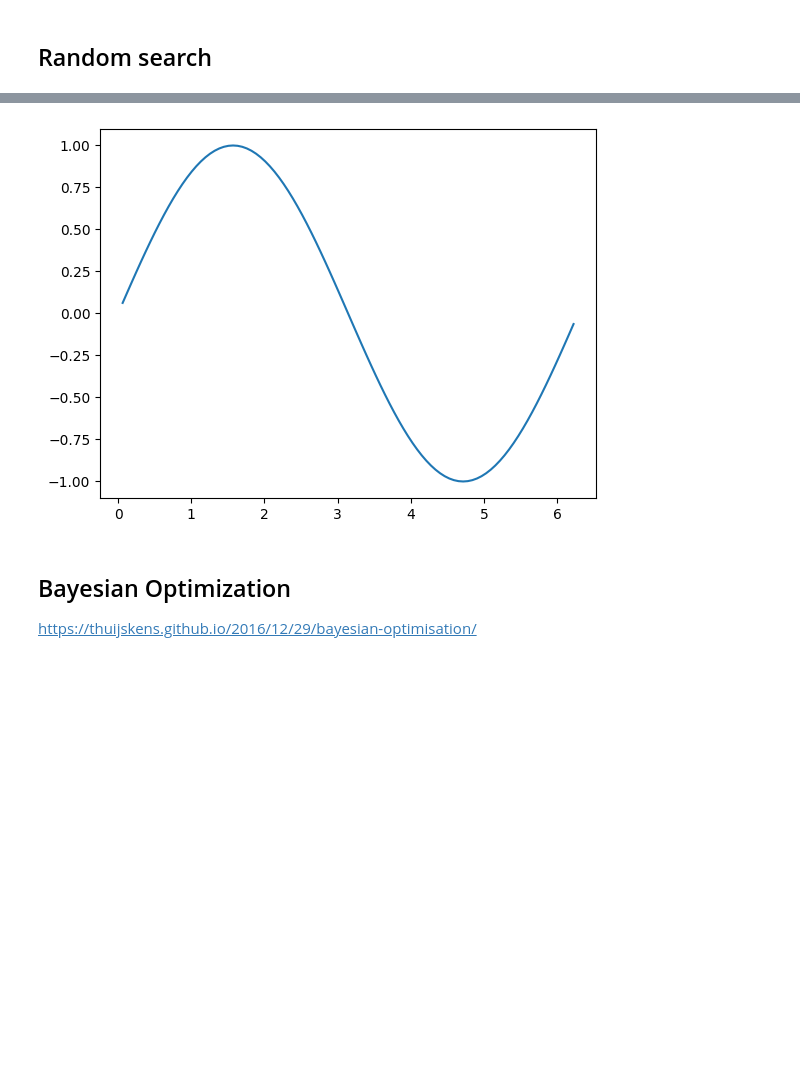
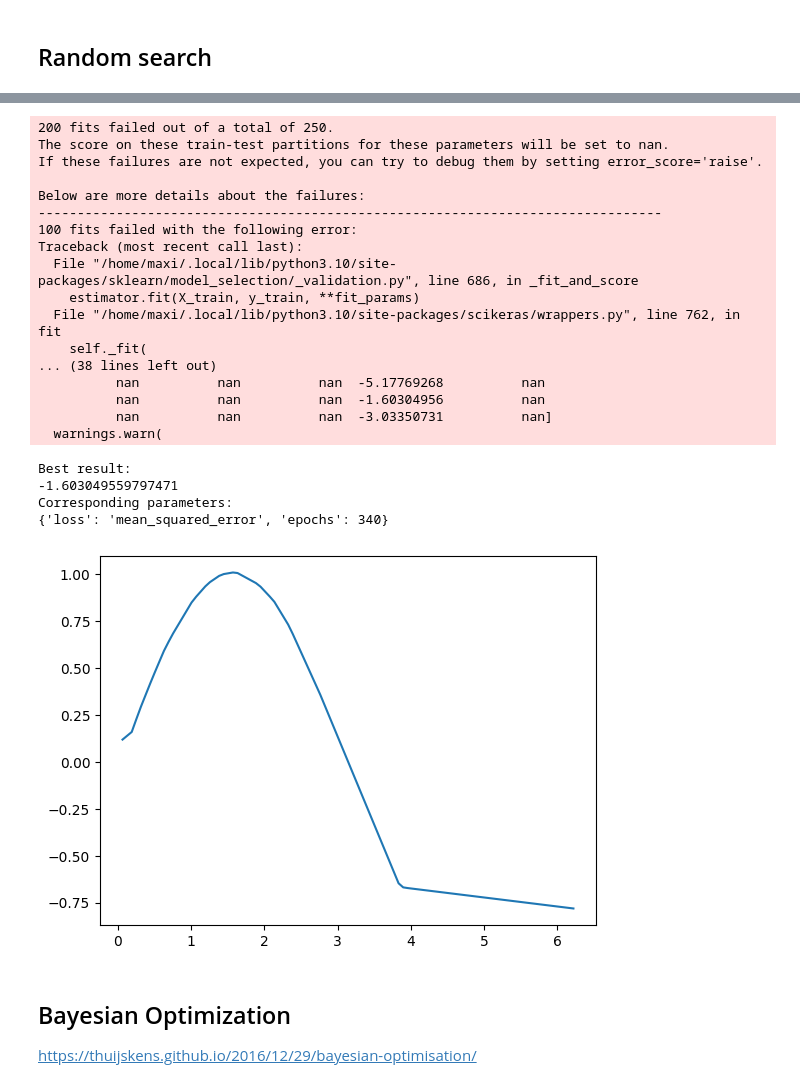
Before and after one commit to Muxlll/Masterarbeit, a Jupyter notebook: Code/HPO.ipynb, the cells around one changed output, grey strips where cells are left out. Cells and saved outputs as stored; diff of their text form; code cells hidden in the pictures; blank space fills up the shorter version.

```diff
--- a/Code/HPO.ipynb
+++ b/Code/HPO.ipynb
@@ -53,24 +161,9 @@ To enable them in other operations, rebuild TensorFlow with the appropriate comp
 # %% [markdown]
 ## Grid search
 # %%
-# Function to create model, required for KerasClassifier
-def create_model():
-    # create model
-    model = Sequential()
-    model.add(Dense(12, input_shape=(1,), activation='relu'))
-    model.add(Dense(1, activation=None))
-    # Compile model
-    model.compile(loss='binary_crossentropy', optimizer='adam', metrics=['accuracy'])
-    return model
-
 model = KerasRegressor(model=create_model, verbose=0)
-
-hyperparameterspace = {
-    'batch_size' : [2, 30],
-    'epochs': [1, 300]
-}
-
-optimization = HPO.Optimization(dataset, model, hyperparameterspace, type=0)
+optimization = HPO.Optimization(
+    dataset, model, hyperparameterspace, type="grid_search", budget=BUDGET, verbosity=VERBOSE)
 result = optimization.fit()
 print("Best result:")
 print(result.best_score_)
@@ -79,6 +172,6 @@ print(result.best_params_)
 
 Y_predicted = result.predict(torch.Tensor(X))
 
-plt.plot(X,Y)
+plt.plot(X, Y_predicted)
 plt.show()
 # %% [output]
@@ -86,24 +222,8 @@ dict_keys(['model', 'build_fn', 'warm_start', 'random_state', 'optimizer', 'loss
 # %% [markdown]
 ## Random search
 # %%
-# Function to create model, required for KerasClassifier
-def create_model():
-    # create model
-    model = Sequential()
-    model.add(Dense(12, input_shape=(1,), activation='relu'))
-    model.add(Dense(1, activation=None))
-    # Compile model
-    model.compile(loss='binary_crossentropy', optimizer='adam', metrics=['accuracy'])
-    return model
-
 model = KerasRegressor(model=create_model, verbose=0)
-
-hyperparameterspace = {
-    'batch_size' : [10, 20, 40],
-    'epochs': [1, 20, 40, 60]
-}
-
-optimization = HPO.Optimization(dataset, model, hyperparameterspace, type=1)
+optimization = HPO.Optimization(dataset, model, hyperparameterspace, type="random_search", budget=BUDGET, verbosity=VERBOSE)
 result = optimization.fit()
 print("Best result:")
 print(result.best_score_)
@@ -112,6 +232,6 @@ print(result.best_params_)
 
 Y_predicted = result.predict(torch.Tensor(X).reshape(-1, 1))
 
-plt.plot(X,Y)
+plt.plot(X,Y_predicted)
 plt.show()
 # %% [output]
@@ -122,4 +255,25 @@ Corresponding parameters:
+200 fits failed out of a total of 250.
+The score on these train-test partitions for these parameters will be set to nan.
+If these failures are not expected, you can try to debug them by setting error_score='raise'.
+
+Below are more details about the failures:
+--------------------------------------------------------------------------------
+100 fits failed with the following error:
+Traceback (most recent call last):
+  File "/home/maxi/.local/lib/python3.10/site-packages/sklearn/model_selection/_validation.py", line 686, in _fit_and_score
+    estimator.fit(X_train, y_train, **fit_params)
+  File "/home/maxi/.local/lib/python3.10/site-packages/scikeras/wrappers.py", line 762, in fit
+    self._fit(
+... (38 lines left out)
+          nan          nan          nan  -5.17769268          nan
+          nan          nan          nan  -1.60304956          nan
+          nan          nan          nan  -3.03350731          nan]
+  warnings.warn(
+Best result:
+-1.603049559797471
+Corresponding parameters:
+{'loss': 'mean_squared_error', 'epochs': 340}
-[figure, old version]
+[figure, new version]
 # %% [markdown]
 ## Bayesian Optimization
 
```
Also changed, not shown: parts of 9 cells of this notebook, 2 other files.
